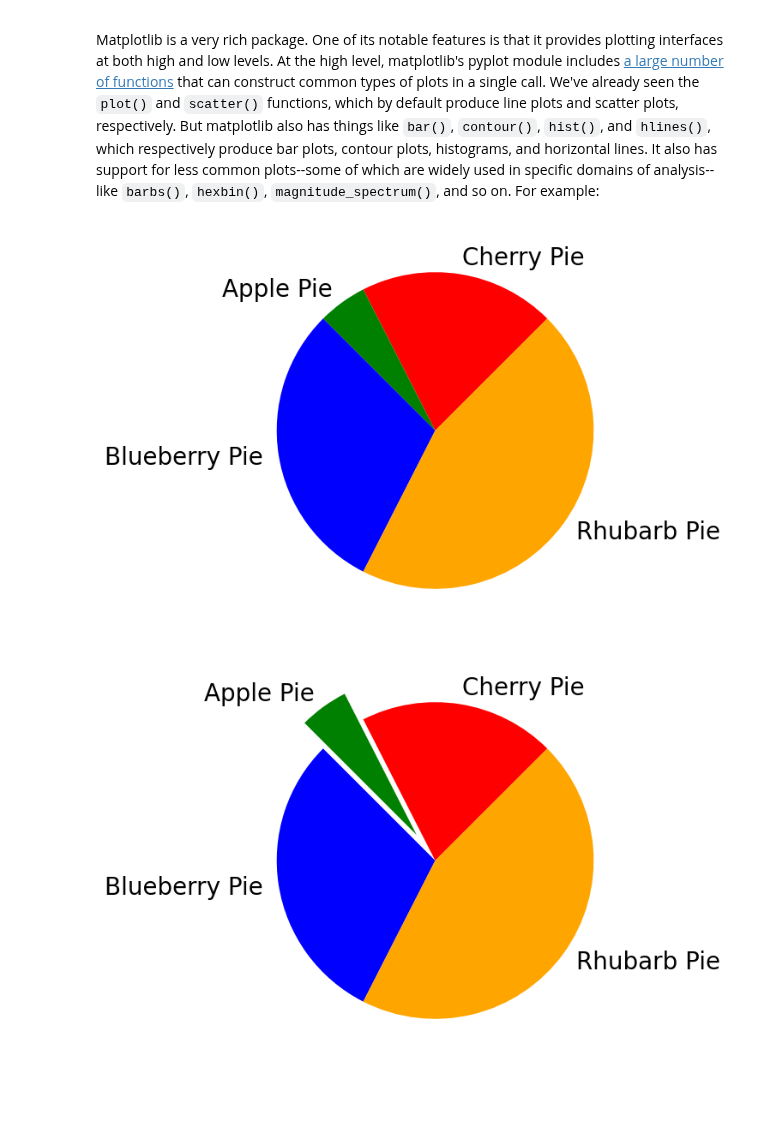
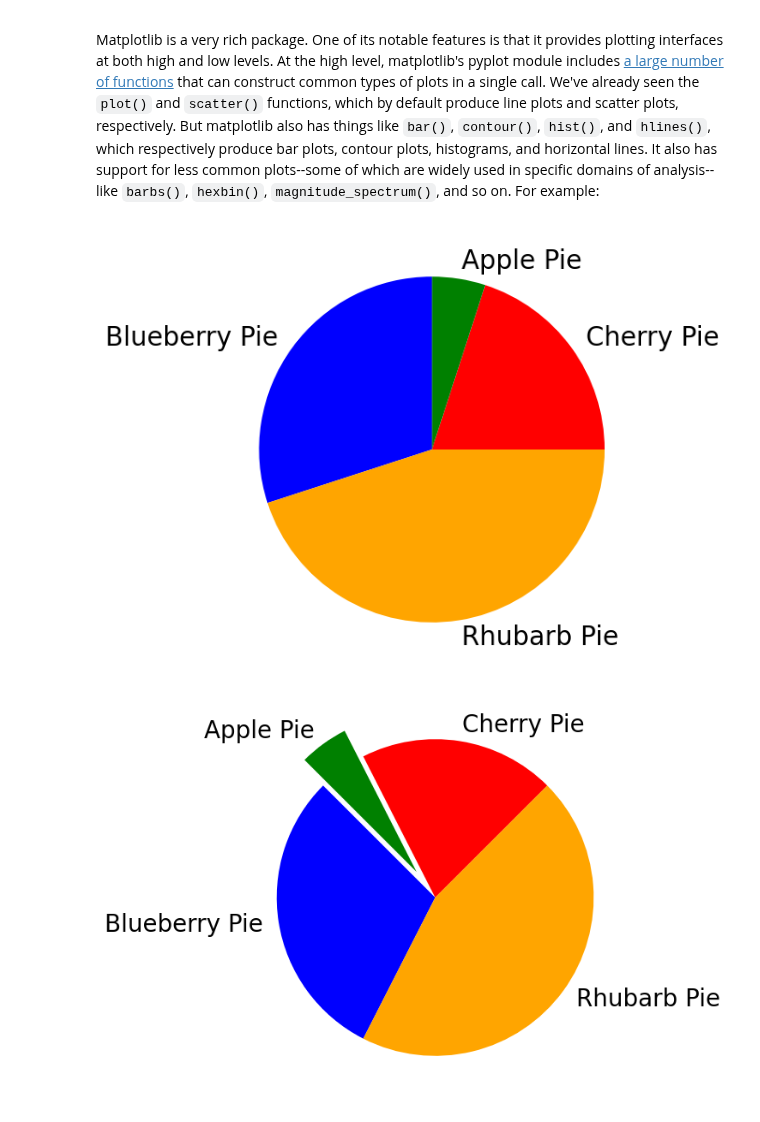
Before and after one commit to orchlonn/CS-456, a Jupyter notebook: Lectures/lecture-4.2/visualization-in-python.ipynb, the cells around one changed output. Saved outputs shown, nothing was run; the diff lists cells and outputs as text; code cells hidden in the pictures; blank space fills up the shorter version.

```diff
--- a/Lectures/lecture 4.2/visualization-in-python.ipynb
+++ b/Lectures/lecture-4.2/visualization-in-python.ipynb
@@ -206,12 +211,12 @@ Matplotlib is a very rich package. One of its notable features is that it provid
 # %%
 # Set the figure to a fixed size (6 x 6 inches)
 plt.figure(figsize=(6, 6))
 
 # Yes, it's a pie chart.
 plt.pie([4, 1, 6, 9], labels=["Cherry Pie", "Apple Pie", "Blueberry Pie", "Rhubarb Pie"],
-        colors=["red", "green", "blue", "orange"],startangle = 45, textprops = {'fontsize': 20});
+        colors=["red", "green", "blue", "orange"],startangle = 0, textprops = {'fontsize': 20});
 # %% [output]
-[figure, old version]
+[figure, new version]
 # %%
 
 plt.figure(figsize=(6, 6))
```
Also changed, not shown: parts of 2 cells of this notebook, 1 other file.
